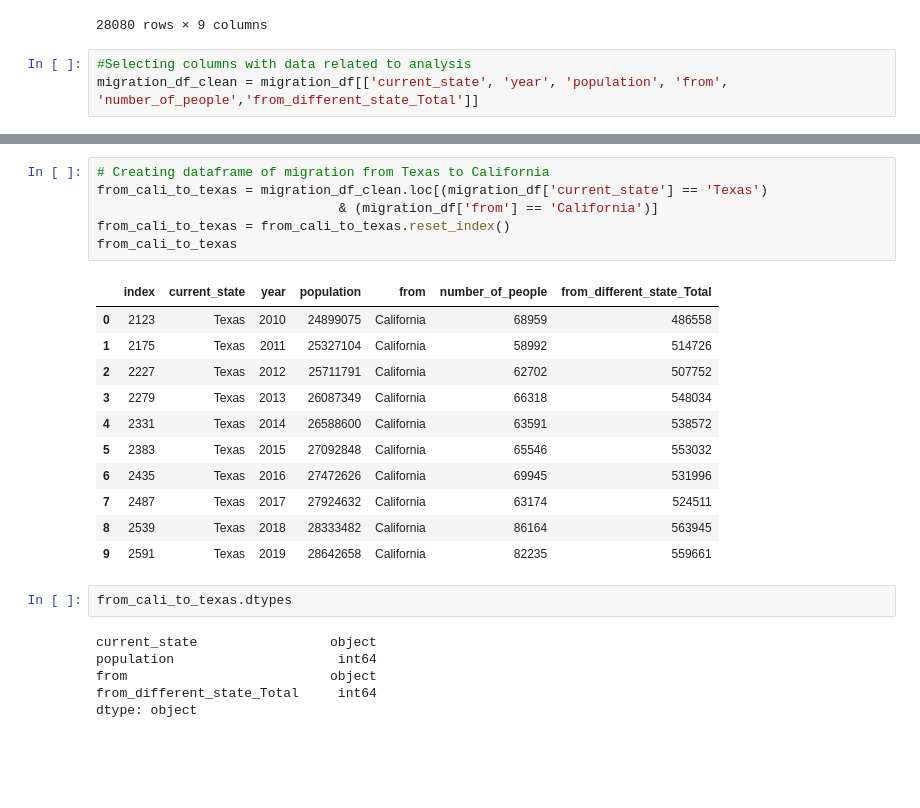
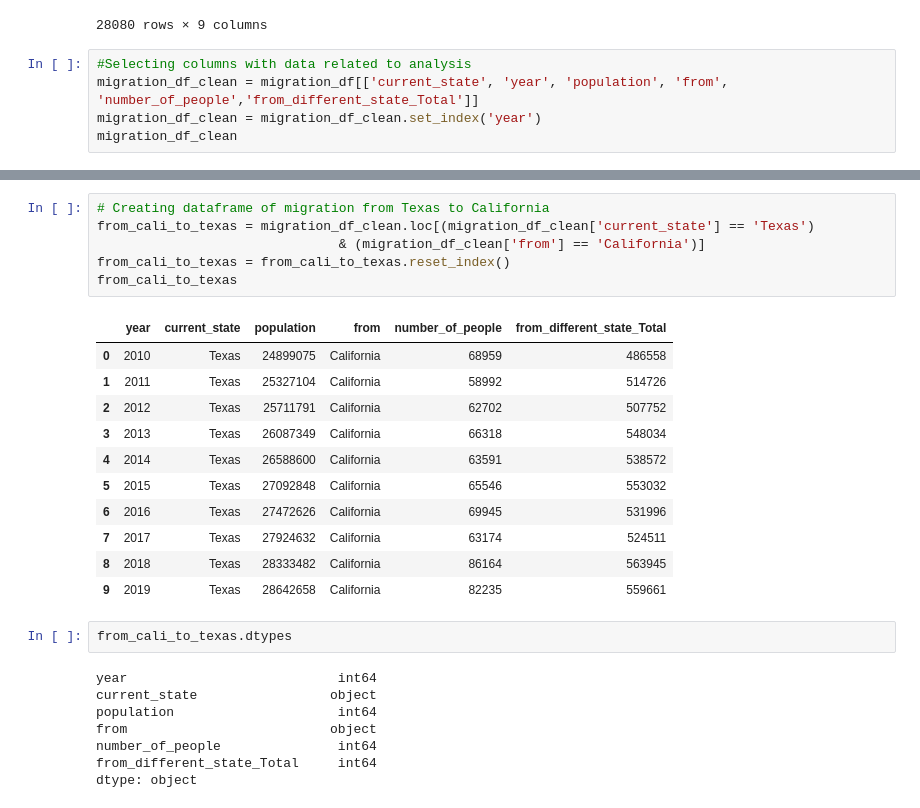
Before and after one commit to sarmstrong9/Group_Project_Real_Estate, a Jupyter notebook: cleaning_data.ipynb, the cells around one changed output, grey strips where cells are left out. Drawn from its saved outputs; the diff is of its cells as text; blank space fills up the shorter version.

```diff
--- a/cleaning_data.ipynb
+++ b/cleaning_data.ipynb
@@ -245,3 +180,5 @@ migration_df
 # %%
 #Selecting columns with data related to analysis
 migration_df_clean = migration_df[['current_state', 'year', 'population', 'from', 'number_of_people','from_different_state_Total']]
+migration_df_clean = migration_df_clean.set_index('year')
+migration_df_clean
@@ -266,28 +217,30 @@ from_texas_to_cali
 | 2019 | California | 39084048 | Texas | 37063 | 480204 |
 # %%
 # Creating dataframe of migration from Texas to California
-from_cali_to_texas = migration_df_clean.loc[(migration_df['current_state'] == 'Texas')
-                               & (migration_df['from'] == 'California')]
+from_cali_to_texas = migration_df_clean.loc[(migration_df_clean['current_state'] == 'Texas')
+                               & (migration_df_clean['from'] == 'California')]
 from_cali_to_texas = from_cali_to_texas.reset_index()
 from_cali_to_texas
 # %% [output]
-|  | index | current_state | year | population | from | number_of_people | from_different_state_Total |
-| 0 | 2123 | Texas | 2010 | 24899075 | California | 68959 | 486558 |
-| 1 | 2175 | Texas | 2011 | 25327104 | California | 58992 | 514726 |
-| 2 | 2227 | Texas | 2012 | 25711791 | California | 62702 | 507752 |
-| 3 | 2279 | Texas | 2013 | 26087349 | California | 66318 | 548034 |
-| 4 | 2331 | Texas | 2014 | 26588600 | California | 63591 | 538572 |
-| 5 | 2383 | Texas | 2015 | 27092848 | California | 65546 | 553032 |
-| 6 | 2435 | Texas | 2016 | 27472626 | California | 69945 | 531996 |
-| 7 | 2487 | Texas | 2017 | 27924632 | California | 63174 | 524511 |
-| 8 | 2539 | Texas | 2018 | 28333482 | California | 86164 | 563945 |
-| 9 | 2591 | Texas | 2019 | 28642658 | California | 82235 | 559661 |
+|  | year | current_state | population | from | number_of_people | from_different_state_Total |
+| 0 | 2010 | Texas | 24899075 | California | 68959 | 486558 |
+| 1 | 2011 | Texas | 25327104 | California | 58992 | 514726 |
+| 2 | 2012 | Texas | 25711791 | California | 62702 | 507752 |
+| 3 | 2013 | Texas | 26087349 | California | 66318 | 548034 |
+| 4 | 2014 | Texas | 26588600 | California | 63591 | 538572 |
+| 5 | 2015 | Texas | 27092848 | California | 65546 | 553032 |
+| 6 | 2016 | Texas | 27472626 | California | 69945 | 531996 |
+| 7 | 2017 | Texas | 27924632 | California | 63174 | 524511 |
+| 8 | 2018 | Texas | 28333482 | California | 86164 | 563945 |
+| 9 | 2019 | Texas | 28642658 | California | 82235 | 559661 |
 # %%
 from_cali_to_texas.dtypes
 # %% [output]
+year                           int64
 current_state                 object
 population                     int64
 from                          object
+number_of_people               int64
 from_different_state_Total     int64
 dtype: object
 # %%
```
Also changed, not shown: parts of 20 cells of this notebook.
